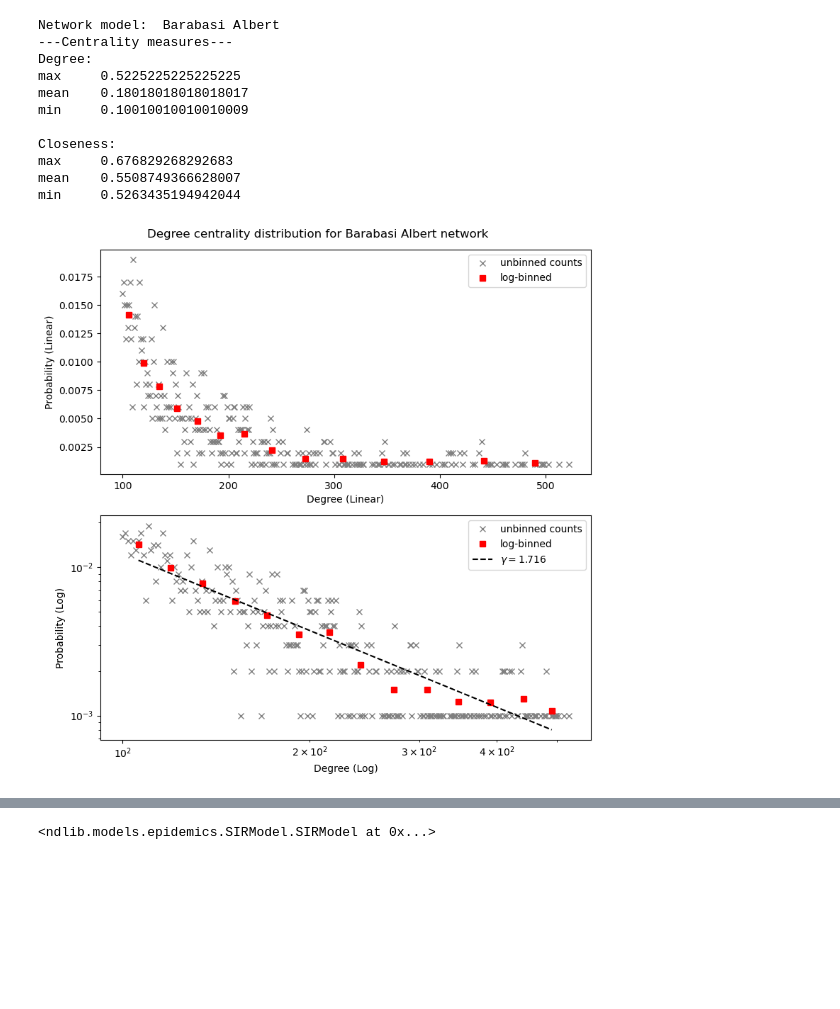
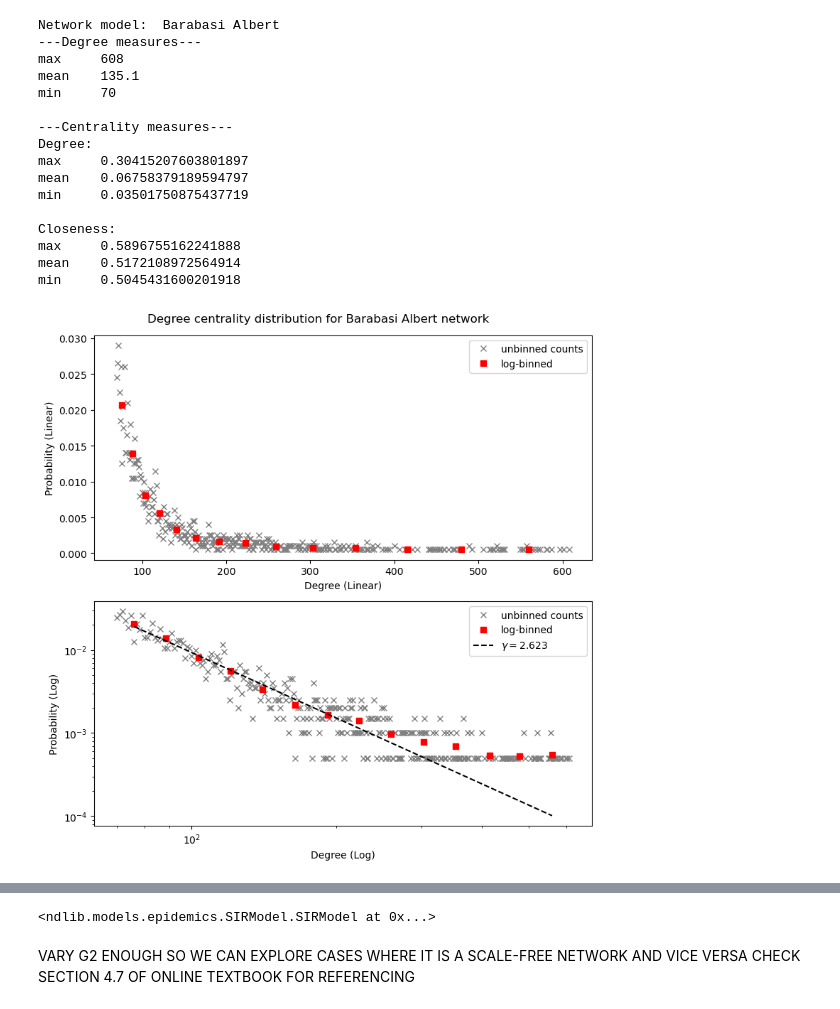
Before and after one commit to matijsv/Assignment2, a Jupyter notebook: part2.ipynb, the cells around one changed output, grey strips where cells are left out. Drawn from its saved outputs; the diff is of its cells as text; code cells hidden in the pictures; blank space fills up the shorter version.

Commit message:
made it faster and separated general degree from centrality measures

```diff
--- a/part2.ipynb
+++ b/part2.ipynb
@@ -25,10 +25,10 @@ def logBin(degs, counts, num_bins=40):
 seed = 42
 
 #Network parameters
-n = 1000 # for all model types, (int) The number of nodes.
+n = 2000 # for all model types, (int) The number of nodes.
 p = 0.1 # for Erdos-Reyni & Watts_strogatz, (float) Probability for edge creation & The probability of rewiring each edge, respectively.
 k = 100 # for Watts_strogatz, (int) Each node is joined with its `k` nearest neighbors in a ring topology.
-m = 100 # for Barabasi Albert, (int) Number of edges to attach from a new node to existing nodes.
+m = 70 # for Barabasi Albert, (int) Number of edges to attach from a new node to existing nodes.
 
 #SIR parameters
 sirBeta = 0.001
@@ -61,28 +61,32 @@ for g in [g0,g1,g2]:
     iterations = model.iteration_bunch(numIterations,progress_bar=True)
     trends = model.build_trends(iterations)
 
+    #Setting up degree counts
+    degree_sequence = sorted(d for n, d in g.degree())
+    degs, deg_counts = np.unique(degree_sequence, return_counts=True)
+
     #Plotting
     print(f'Network model:  {model_network_names[g]}')
+    print('---Degree measures---')
+    print(f'max     {np.max(degree_sequence)}')
+    print(f'mean    {np.mean(degree_sequence)}')
+    print(f'min     {np.min(degree_sequence)}')
+    print()
     print('---Centrality measures---')
     print('Degree:')
-    print(f'max     {np.max(a=list(nx.degree_centrality(g).values()))}')
-    print(f'mean    {np.mean(a=list(nx.degree_centrality(g).values()))}')
-    print(f'min     {np.min(a=list(nx.degree_centrality(g).values()))}')
+    deg_cent_vals = list(nx.degree_centrality(g).values())
+    print(f'max     {np.max(deg_cent_vals)}')
+    print(f'mean    {np.mean(deg_cent_vals)}')
+    print(f'min     {np.min(deg_cent_vals)}')
     print()
-    #Takes far too long to run and is not that useful of a measure
-    #print('Betweenness:')
-    #print(f'max     {np.max(a=list(nx.betweenness_centrality(g).values()))}')
-    #print(f'mean    {np.mean(a=list(nx.betweenness_centrality(g).values()))}')
-    #print(f'min     {np.min(a=list(nx.betweenness_centrality(g).values()))}')
-    #print()
     print('Closeness:')
-    print(f'max     {np.max(a=list(nx.closeness_centrality(g).values()))}')
-    print(f'mean    {np.mean(a=list(nx.closeness_centrality(g).values()))}')
-    print(f'min     {np.min(a=list(nx.closeness_centrality(g).values()))}')
+    close_cent_vals = list(nx.closeness_centrality(g).values())
+    print(f'max     {np.max(close_cent_vals)}')
+    print(f'mean    {np.mean(close_cent_vals)}')
+    print(f'min     {np.min(close_cent_vals)}')
 
-    #Setting up normalized degree counts
-    degree_sequence = sorted(d for n, d in g.degree())
-    degs, deg_counts = np.unique(degree_sequence, return_counts=True)
+
+    #Normalizing degree counts
     deg_counts = deg_counts/n
     #Log binning the degree counts
     x, y = logBin(degs, deg_counts, 15)
@@ -152,12 +166,17 @@ min     0.46164510166358597
 Network model:  Barabasi Albert
+---Degree measures---
+max     608
+mean    135.1
+min     70
+
 ---Centrality measures---
 Degree:
-max     0.5225225225225225
-mean    0.18018018018018017
-min     0.10010010010010009
+max     0.30415207603801897
+mean    0.06758379189594797
+min     0.03501750875437719
 
 Closeness:
-max     0.676829268292683
-mean    0.5508749366628007
-min     0.5263435194942044
+max     0.5896755162241888
+mean    0.5172108972564914
+min     0.5045431600201918
-[figure, old version]
+[figure, new version]
@@ -166 +185,4 @@ min     0.5263435194942044
 <ndlib.models.epidemics.SIRModel.SIRModel at 0x...>
+# %% [markdown]
+VARY G2 ENOUGH SO WE CAN EXPLORE CASES WHERE IT IS A SCALE-FREE NETWORK AND VICE VERSA
+CHECK SECTION 4.7 OF ONLINE TEXTBOOK FOR REFERENCING
```
Also changed, not shown: parts of 1 cell of this notebook.
